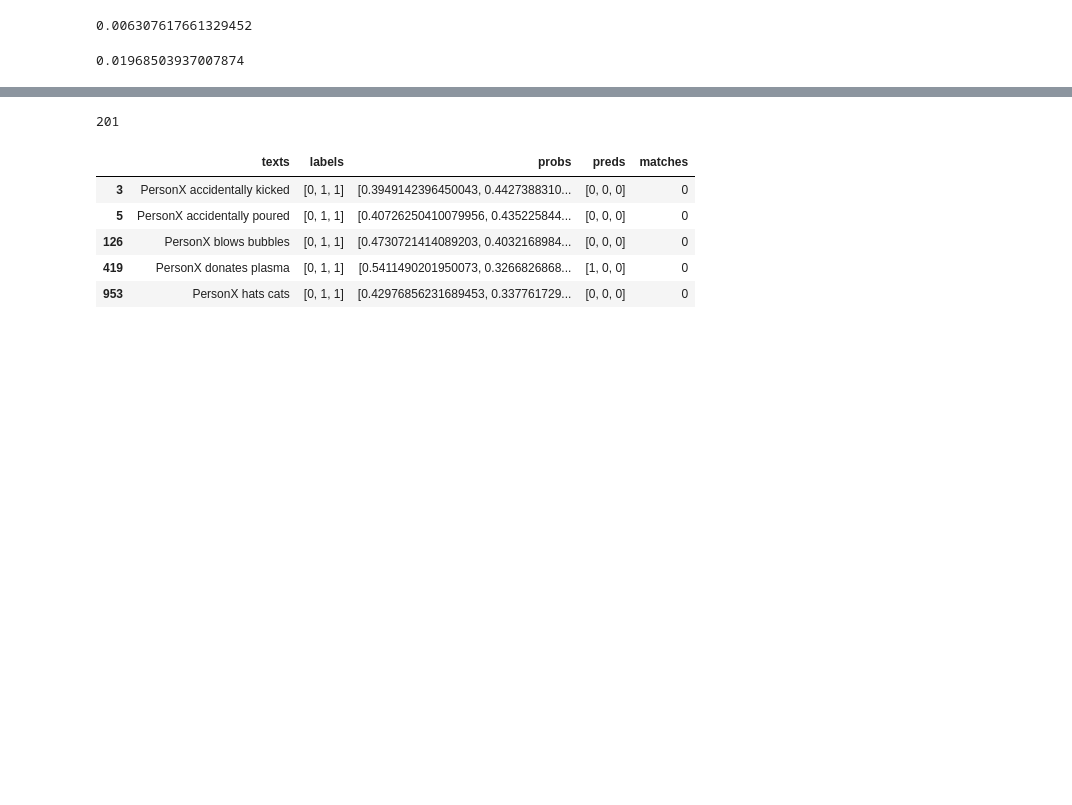
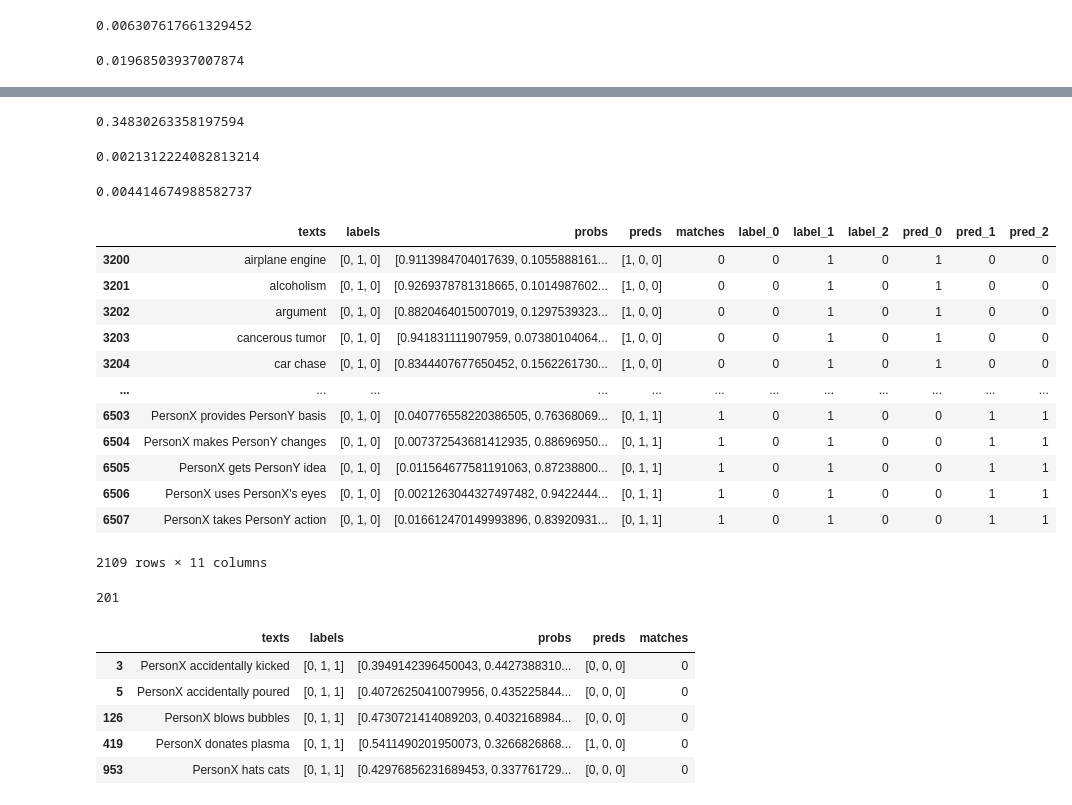
Before and after one commit to epfl-nlp/kogito, a Jupyter notebook: examples/relation_modeling/relation_modeling_swem_finetune.ipynb, the cells around one changed output, grey strips where cells are left out. Saved outputs shown, nothing was run; the diff lists cells and outputs as text; code cells hidden in the pictures; blank space fills up the shorter version.

```diff
--- a/examples/relation_modeling/relation_modeling_swem_finetune.ipynb
+++ b/examples/relation_modeling/relation_modeling_swem_finetune.ipynb
@@ -354,3 +398,31 @@ len(pred_df[(pred_df.label_1 == 0) & (pred_df.pred_1 == 1) & (pred_df.label_0 ==
+# %%
+len(pred_df[(pred_df.label_1 == 1) & (pred_df.label_2 == 1)]) / len(pred_df)
+# %% [output]
+0.34830263358197594
+# %%
+len(pred_df[(pred_df.label_0 == 1) & (pred_df.label_2 == 1)]) / len(pred_df)
+# %% [output]
+0.0021312224082813214
+# %%
+len(pred_df[(pred_df.label_0 == 1) & (pred_df.label_1 == 1)]) / len(pred_df)
+# %% [output]
+0.004414674988582737
+# %%
+pred_df[(pred_df.label_0 == 0) & (pred_df.label_1 == 1) & (pred_df.label_2 == 0)]
+# %% [output]
+|  | texts | labels | probs | preds | matches | label_0 | label_1 | label_2 | pred_0 | pred_1 | pred_2 |
+| 3200 | airplane engine | [0, 1, 0] | [0.9113984704017639, 0.1055888161... | [1, 0, 0] | 0 | 0 | 1 | 0 | 1 | 0 | 0 |
+| 3201 | alcoholism | [0, 1, 0] | [0.9269378781318665, 0.1014987602... | [1, 0, 0] | 0 | 0 | 1 | 0 | 1 | 0 | 0 |
+| 3202 | argument | [0, 1, 0] | [0.8820464015007019, 0.1297539323... | [1, 0, 0] | 0 | 0 | 1 | 0 | 1 | 0 | 0 |
+| 3203 | cancerous tumor | [0, 1, 0] | [0.941831111907959, 0.07380104064... | [1, 0, 0] | 0 | 0 | 1 | 0 | 1 | 0 | 0 |
+| 3204 | car chase | [0, 1, 0] | [0.8344407677650452, 0.1562261730... | [1, 0, 0] | 0 | 0 | 1 | 0 | 1 | 0 | 0 |
+| ... | ... | ... | ... | ... | ... | ... | ... | ... | ... | ... | ... |
+| 6503 | PersonX provides PersonY basis | [0, 1, 0] | [0.040776558220386505, 0.76368069... | [0, 1, 1] | 1 | 0 | 1 | 0 | 0 | 1 | 1 |
+| 6504 | PersonX makes PersonY changes | [0, 1, 0] | [0.007372543681412935, 0.88696950... | [0, 1, 1] | 1 | 0 | 1 | 0 | 0 | 1 | 1 |
+| 6505 | PersonX gets PersonY idea | [0, 1, 0] | [0.011564677581191063, 0.87238800... | [0, 1, 1] | 1 | 0 | 1 | 0 | 0 | 1 | 1 |
+| 6506 | PersonX uses PersonX's eyes | [0, 1, 0] | [0.0021263044327497482, 0.9422444... | [0, 1, 1] | 1 | 0 | 1 | 0 | 0 | 1 | 1 |
+| 6507 | PersonX takes PersonY action | [0, 1, 0] | [0.016612470149993896, 0.83920931... | [0, 1, 1] | 1 | 0 | 1 | 0 | 0 | 1 | 1 |
+2109 rows × 11 columns
 # %%
 # Number of total mistakes
 len(pred_df[pred_df['matches'] < 1])
```
Also changed, not shown: parts of 3 cells of this notebook, 7 other files.
